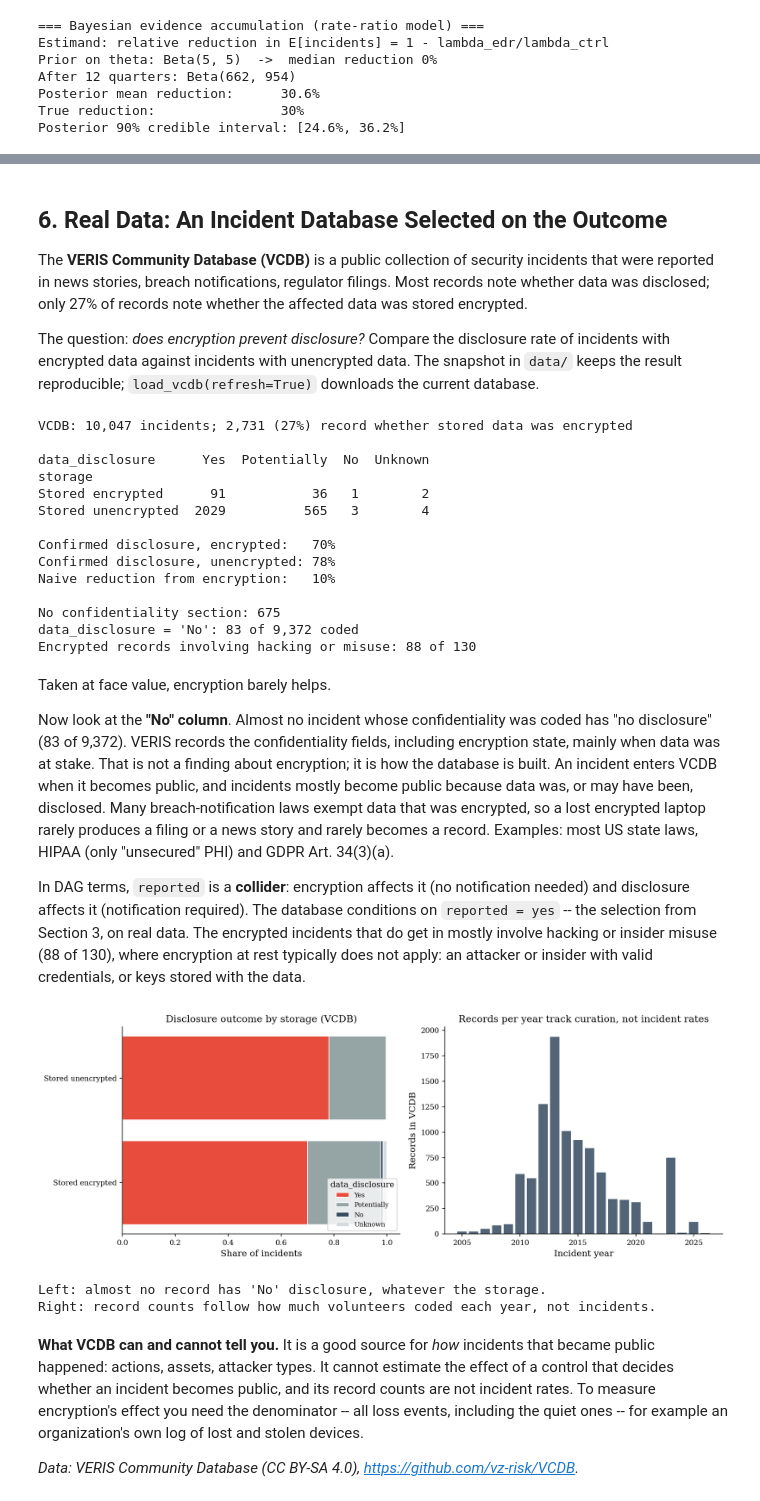
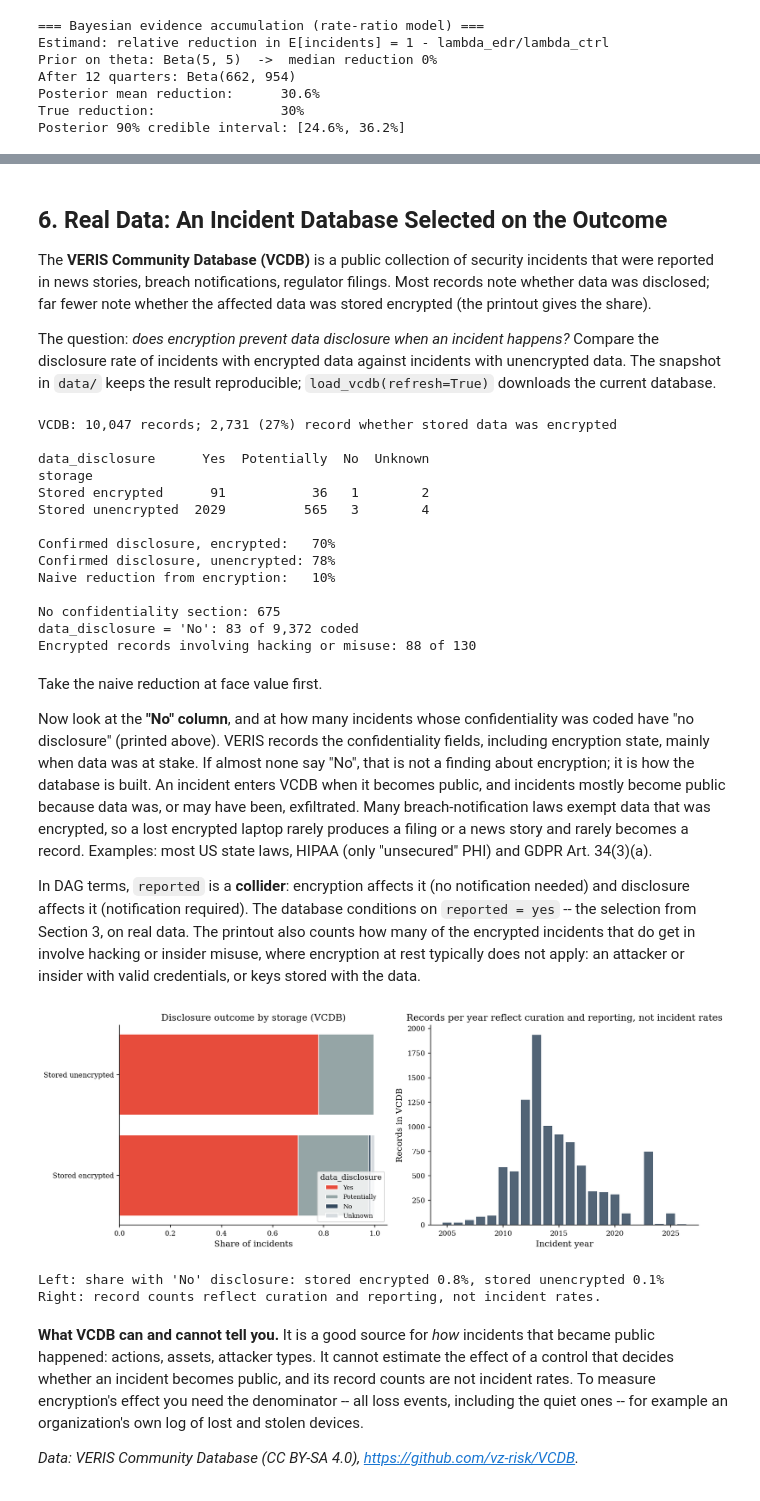
Before and after one commit to security-decision-science/security-decision-science, a Jupyter notebook: notebooks/part3/01-measuring-control-effectiveness.ipynb, the cells around one changed output, grey strips where cells are left out. Drawn from its saved outputs; the diff is of its cells as text; code cells hidden in the pictures.

```diff
--- a/notebooks/part3/01-measuring-control-effectiveness.ipynb
+++ b/notebooks/part3/01-measuring-control-effectiveness.ipynb
@@ -216,15 +221,15 @@ ax.set_aspect("equal")
 ax.axis("off")
 ax.set_title("Correct: condition on maturity", fontsize=11, fontweight="bold")
 
-pos1 = {"maturity": (0.5, 1.0), "edr": (0.1, 0.2), "incidents": (0.9, 0.2)}
-node_colors_1 = {"maturity": ACCENT, "edr": DARK_BG, "incidents": DARK_BG}
-edges_draw_1 = [("maturity", "edr"), ("maturity", "incidents"), ("edr", "incidents")]
+pos1 = {"maturity": (0.5, 1.0), "EDR": (0.1, 0.2), "incidents": (0.9, 0.2)}
+node_colors_1 = {"maturity": ACCENT, "EDR": DARK_BG, "incidents": DARK_BG}
+edges_draw_1 = [("maturity", "EDR"), ("maturity", "incidents"), ("EDR", "incidents")]
 
 for node, (x, y) in pos1.items():
     fc = node_colors_1[node]
     circle = plt.Circle((x, y), 0.1, fc=fc, ec="white", lw=2, zorder=3)
     ax.add_patch(circle)
-    ax.text(x, y, node, ha="center", va="center", fontsize=8,
+    ax.text(x, y, node.replace(" ", "\n"), ha="center", va="center", fontsize=8,
             fontweight="bold", color="white", zorder=4)
 
 for u, v in edges_draw_1:
@@ -252,18 +257,18 @@ ax.set_aspect("equal")
 ax.axis("off")
 ax.set_title("Wrong: condition on detected (collider)", fontsize=11, fontweight="bold")
 
-pos2 = {"maturity": (0.5, 1.0), "edr": (0.1, 0.55), "incidents": (0.9, 0.55),
+pos2 = {"maturity": (0.5, 1.0), "EDR": (0.1, 0.55), "incidents": (0.9, 0.55),
         "detected": (0.5, 0.1)}
-node_colors_2 = {"maturity": DARK_BG, "edr": DARK_BG, "incidents": DARK_BG,
+node_colors_2 = {"maturity": DARK_BG, "EDR": DARK_BG, "incidents": DARK_BG,
                  "detected": ACCENT}
-edges_draw_2 = [("maturity", "edr"), ("maturity", "incidents"),
-                ("edr", "incidents"), ("edr", "detected"), ("incidents", "detected")]
+edges_draw_2 = [("maturity", "EDR"), ("maturity", "incidents"),
+                ("EDR", "incidents"), ("EDR", "detected"), ("incidents", "detected")]
 
 for node, (x, y) in pos2.items():
     fc = node_colors_2[node]
     circle = plt.Circle((x, y), 0.1, fc=fc, ec="white", lw=2, zorder=3)
     ax.add_patch(circle)
-    ax.text(x, y, node, ha="center", va="center", fontsize=8,
+    ax.text(x, y, node.replace(" ", "\n"), ha="center", va="center", fontsize=8,
             fontweight="bold", color="white", zorder=4)
 
 for u, v in edges_draw_2:
@@ -280,7 +285,7 @@ for u, v in edges_draw_2:
         arrowprops=dict(arrowstyle="->", color=color, lw=1.8,
                         linestyle=style))
 
-ax.text(0.5, -0.1, "Detected (red) = collider. Conditioning on it\nopens a spurious edr-incidents path.",
+ax.text(0.5, -0.1, "Detected (red) = collider. Conditioning on it\nopens a spurious EDR-incidents path.",
         ha="center", fontsize=8, style="italic", color=LIGHT_GRAY)
 
 plt.tight_layout()
@@ -564,11 +573,12 @@ True causal effect of the WAF:  30%
 The **VERIS Community Database (VCDB)** is a public collection of
 security incidents that were reported in news stories, breach
 notifications, regulator filings. Most records note whether data was disclosed;
-only 27% of records note whether the affected data was stored encrypted.
+far fewer note whether the affected data was stored encrypted (the printout
+gives the share).
 
-The question: *does encryption prevent disclosure?* Compare the
-disclosure rate of incidents with encrypted data against incidents with
-unencrypted data. The snapshot in `data/` keeps the result reproducible;
+The question: *does encryption prevent data disclosure when an incident
+happens?* Compare the disclosure rate of incidents with encrypted data against
+incidents with unencrypted data. The snapshot in `data/` keeps the result reproducible;
 `load_vcdb(refresh=True)` downloads the current database.
 # %%
 from _data import load_vcdb
@@ -581,7 +591,7 @@ known = vcdb[encrypted | unencrypted].assign(
 
 table = pd.crosstab(known["storage"], known["data_disclosure"])
 table = table[[c for c in ["Yes", "Potentially", "No", "Unknown"] if c in table.columns]]
-print(f"VCDB: {len(vcdb):,} incidents; {len(known):,} ({len(known) / len(vcdb):.0%}) "
+print(f"VCDB: {len(vcdb):,} records; {len(known):,} ({len(known) / len(vcdb):.0%}) "
       f"record whether stored data was encrypted\n")
 print(table.to_string())
 
@@ -599,7 +609,7 @@ enc_actions = vcdb.loc[encrypted, "actions"].fillna("")
 print(f"Encrypted records involving hacking or misuse: "
       f"{enc_actions.str.contains('hacking|misuse').sum()} of {len(enc_actions)}")
 # %% [output]
-VCDB: 10,047 incidents; 2,731 (27%) record whether stored data was encrypted
+VCDB: 10,047 records; 2,731 (27%) record whether stored data was encrypted
 
 data_disclosure      Yes  Potentially  No  Unknown
 storage
@@ -614,54 +624,56 @@ No confidentiality section: 675
 data_disclosure = 'No': 83 of 9,372 coded
 Encrypted records involving hacking or misuse: 88 of 130
 # %% [markdown]
-Taken at face value, encryption barely helps.
+Take the naive reduction at face value first.
 
-Now look at the **"No" column**. Almost no incident whose confidentiality was
-coded has "no disclosure" (83 of 9,372). VERIS records the confidentiality fields,
-including encryption state, mainly when data was at stake. That is not a finding
-about encryption; it is how the database is built. An incident enters VCDB when it
+Now look at the **"No" column**, and at how many incidents whose confidentiality was
+coded have "no disclosure" (printed above). VERIS records the confidentiality fields,
+including encryption state, mainly when data was at stake. If almost none say "No",
+that is not a finding about encryption; it is how the database is built. An incident enters VCDB when it
 becomes public, and incidents mostly become public because data was, or may have
-been, disclosed. Many breach-notification laws exempt data that was encrypted, so a
+been, exfiltrated. Many breach-notification laws exempt data that was encrypted, so a
 lost encrypted laptop rarely produces a filing or a news story and rarely becomes a
 record. Examples: most US state laws, HIPAA (only "unsecured" PHI) and GDPR Art. 34(3)(a).
 
 In DAG terms, `reported` is a **collider**: encryption affects it (no
 notification needed) and disclosure affects it (notification required). The
 database conditions on `reported = yes` -- the selection from Section 3, on
-real data. The encrypted incidents that do get in mostly involve hacking or
-insider misuse (88 of 130), where encryption at rest typically does not apply:
+real data. The printout also counts how many of the encrypted incidents that do get in
+involve hacking or insider misuse, where encryption at rest typically does not apply:
 an attacker or insider with valid credentials, or keys stored with the data.
 # %%
 fig, axes = plt.subplots(1, 2, figsize=(12, 4.5))
 
 shares = table.div(table.sum(axis=1), axis=0)
 colors = {"Yes": ACCENT, "Potentially": LIGHT_GRAY, "No": DARK_BG, "Unknown": "#D6DBDF"}
 left = np.zeros(len(shares))
 ax = axes[0]
 for col in shares.columns:
     ax.barh(shares.index, shares[col], left=left, color=colors[col], label=col, edgecolor="white")
     left += shares[col].values
 ax.set_xlabel("Share of incidents")
 ax.set_title("Disclosure outcome by storage (VCDB)")
 ax.legend(title="data_disclosure", loc="lower right", fontsize=8)
 
 per_year = vcdb.dropna(subset=["year"]).groupby("year").size()
 per_year = per_year[per_year.index >= 2005]
 ax = axes[1]
 ax.bar(per_year.index.astype(int), per_year.values, color=DARK_BG, alpha=0.85)
 ax.set_xlabel("Incident year")
 ax.set_ylabel("Records in VCDB")
-ax.set_title("Records per year track curation, not incident rates")
+ax.set_title("Records per year reflect curation and reporting, not incident rates")
 
 plt.tight_layout()
 plt.show()
 
-print("Left: almost no record has 'No' disclosure, whatever the storage.")
-print("Right: record counts follow how much volunteers coded each year, not incidents.")
+no_share = shares["No"] if "No" in shares else pd.Series(0.0, index=shares.index)
+print("Left: share with 'No' disclosure: "
+      + ", ".join(f"{s.lower()} {v:.1%}" for s, v in no_share.items()))
+print("Right: record counts reflect curation and reporting, not incident rates.")
 # %% [output]
-[figure, old version]
+[figure, new version]
-Left: almost no record has 'No' disclosure, whatever the storage.
-Right: record counts follow how much volunteers coded each year, not incidents.
+Left: share with 'No' disclosure: stored encrypted 0.8%, stored unencrypted 0.1%
+Right: record counts reflect curation and reporting, not incident rates.
 # %% [markdown]
 **What VCDB can and cannot tell you.** It is a good source for *how*
 incidents that became public happened: actions, assets, attacker types. It
```
Also changed, not shown: parts of 15 cells of this notebook, 36 other files.
